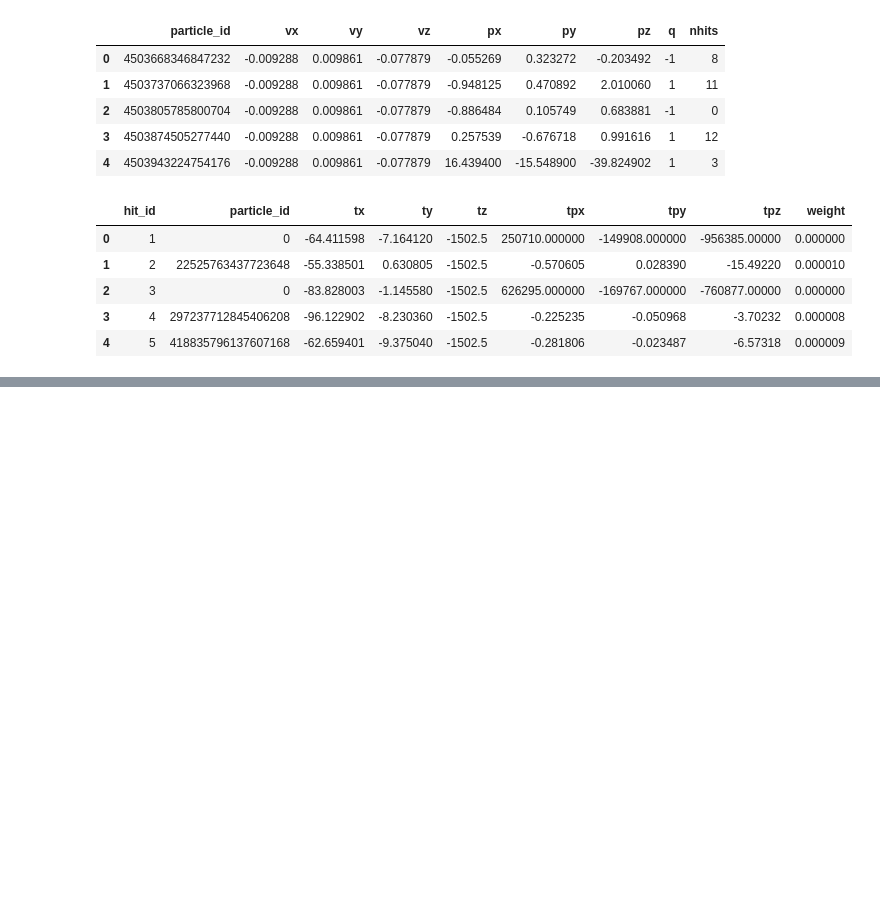
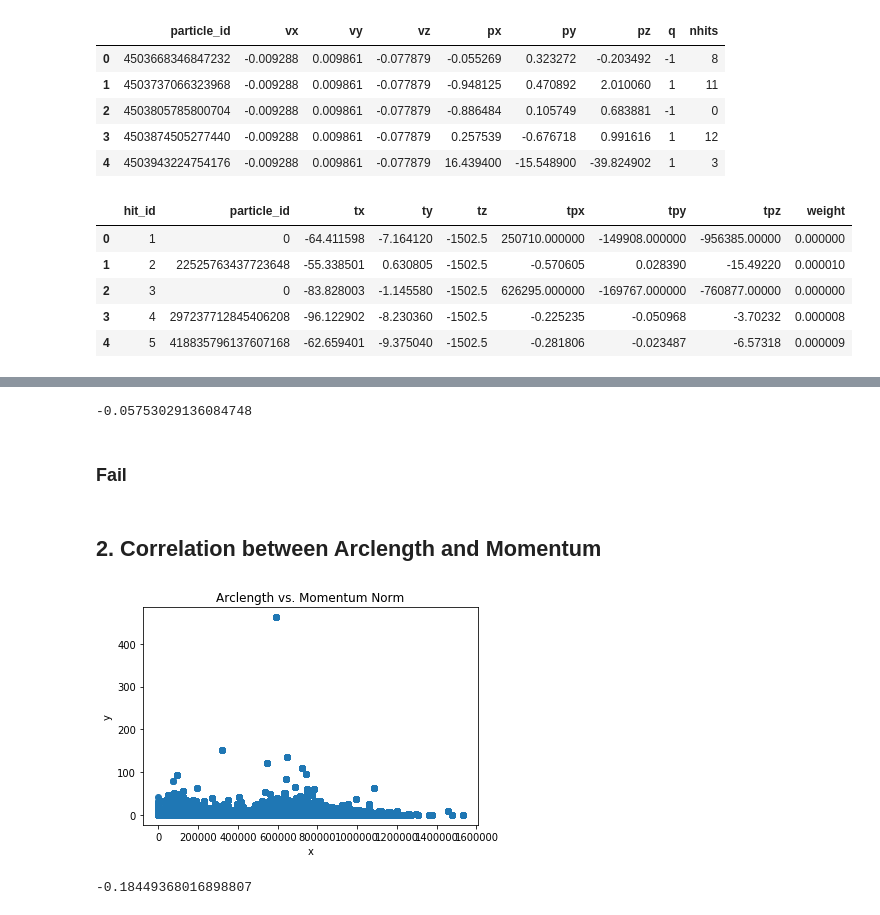
Before and after one commit to sqrider/MATH189_FINAL_PROJ, a Jupyter notebook: yyun_exploration.ipynb, the cells around one changed output, grey strips where cells are left out. Cells and saved outputs as stored; diff of their text form; code cells hidden in the pictures; blank space fills up the shorter version.

Commit message:
Finished Correlations and added general exploration

```diff
--- a/yyun_exploration.ipynb
+++ b/yyun_exploration.ipynb
@@ -4,7 +4,7 @@ from collections import defaultdict
 import numpy as np
 import matplotlib.pyplot as plt
 # %%
-hits, cells, particles, truth = load_event('./train_100_events/event000001000')
+hits, cells, particles, truth = load_event('../train_100_events/event000001000')
 # %%
 hits.head()
 # %% [output]
@@ -51,4 +51,5 @@ d3 = defaultdict(float)
 for p_id, hit_ids in d.items():
     if p_id != 0:
         row = particles[particles.particle_id == p_id]
-        px,py,pz = row['px'],row['py'],row['pz']
+        px,py,pz = row['px'].iloc[0],row['py'].iloc[0],row['pz'].iloc[0]
+        d3[p_id] = np.linalg.norm([px,py,pz])
@@ -82,0 +70,5 @@ df[:10]
+# %%
+df['px'] = df.particle_id.map(particle_dict['px'])
+df['py'] = df.particle_id.map(particle_dict['py'])
+df['pz'] = df.particle_id.map(particle_dict['pz'])
+df.head()
@@ -92,2 +110,4 @@ plt.show()
 # %%
 df.arclength.corr(df.weight)
+# %% [output]
+-0.05753029136084748
@@ -97,0 +114,19 @@ for particle_id,_ in particle_dict['px'].items():
+# %% [markdown]
+### Fail
+# %% [markdown]
+## 2. Correlation between Arclength and Momentum
+# %%
+x = list(df.arclength)
+y = list(df.p_norm)
+plt.scatter(x, y)
+plt.title('Arclength vs. Momentum Norm')
+plt.xlabel('x')
+plt.ylabel('y')
+# plt.ylim((0.0, 0.000175))
+plt.show()
+# %% [output]
+[figure, added]
+# %%
+df.arclength.corr(df.p_norm)
+# %% [output]
+-0.18449368016898807
```
Also changed, not shown: parts of 14 cells of this notebook.
